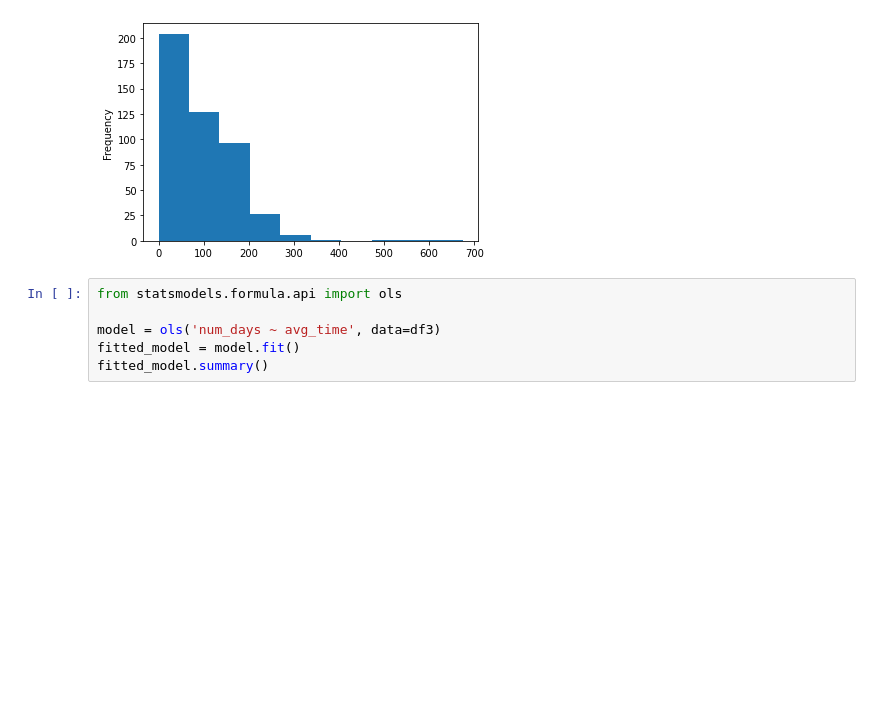
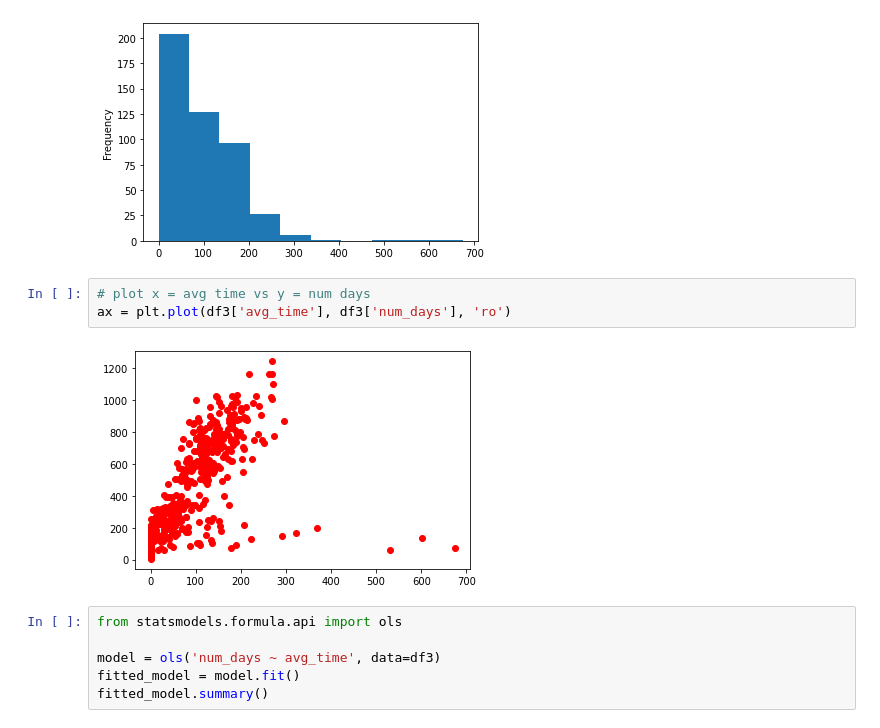
Before and after one commit to gsamp/case-cuidas, a Jupyter notebook: notebooks/avg_time_between_appts.ipynb, the cells around one changed output. Drawn from its saved outputs; the diff is of its cells as text; blank space fills up the shorter version.

Commit message:
point plot for correlation between average time and total time

```diff
--- a/notebooks/avg_time_between_appts.ipynb
+++ b/notebooks/avg_time_between_appts.ipynb
@@ -153,6 +153,11 @@ df3
 ax = df3['avg_time'].plot.hist()
 # %% [output]
 [figure]
+# %%
+# plot x = avg time vs y = num days
+ax = plt.plot(df3['avg_time'], df3['num_days'], 'ro')
+# %% [output]
+[figure, added]
 # %%
 from statsmodels.formula.api import ols
 
```
Also changed, not shown: parts of 1 cell of this notebook, 2 other files.
